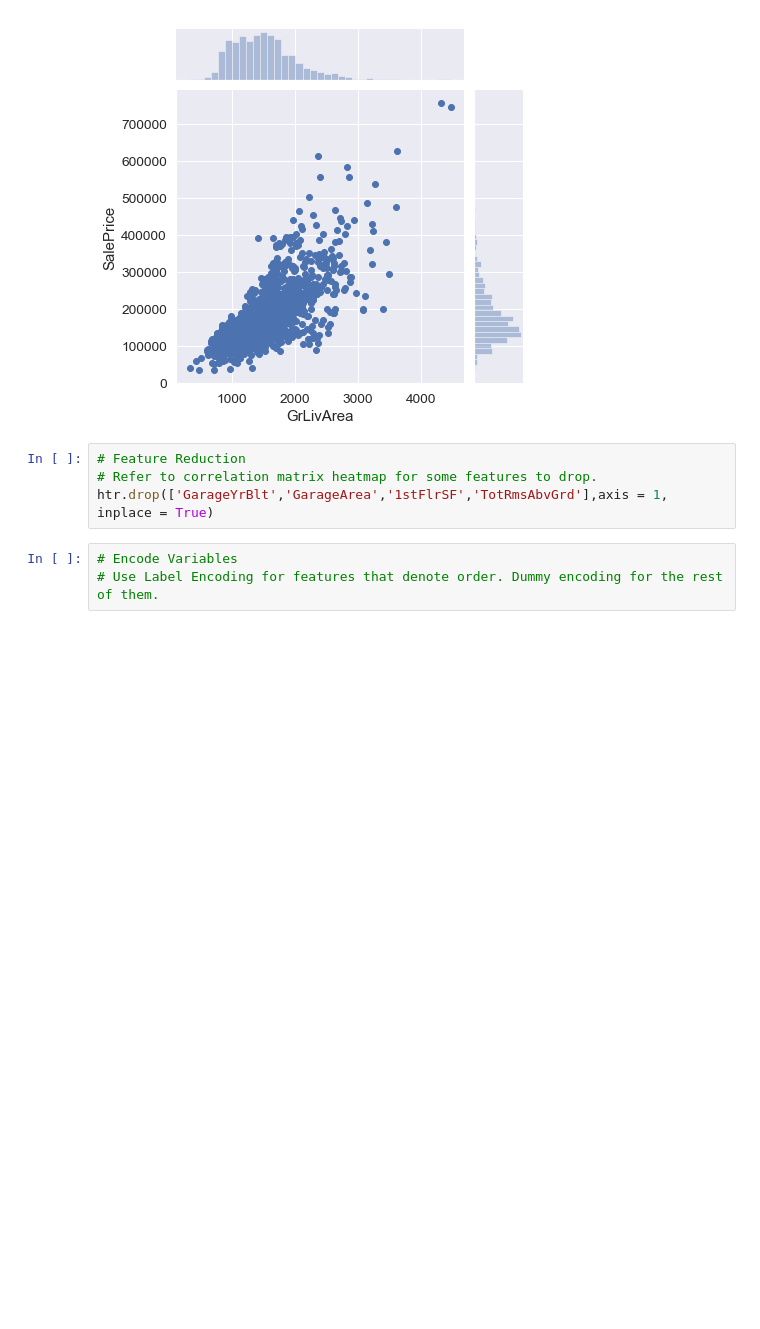
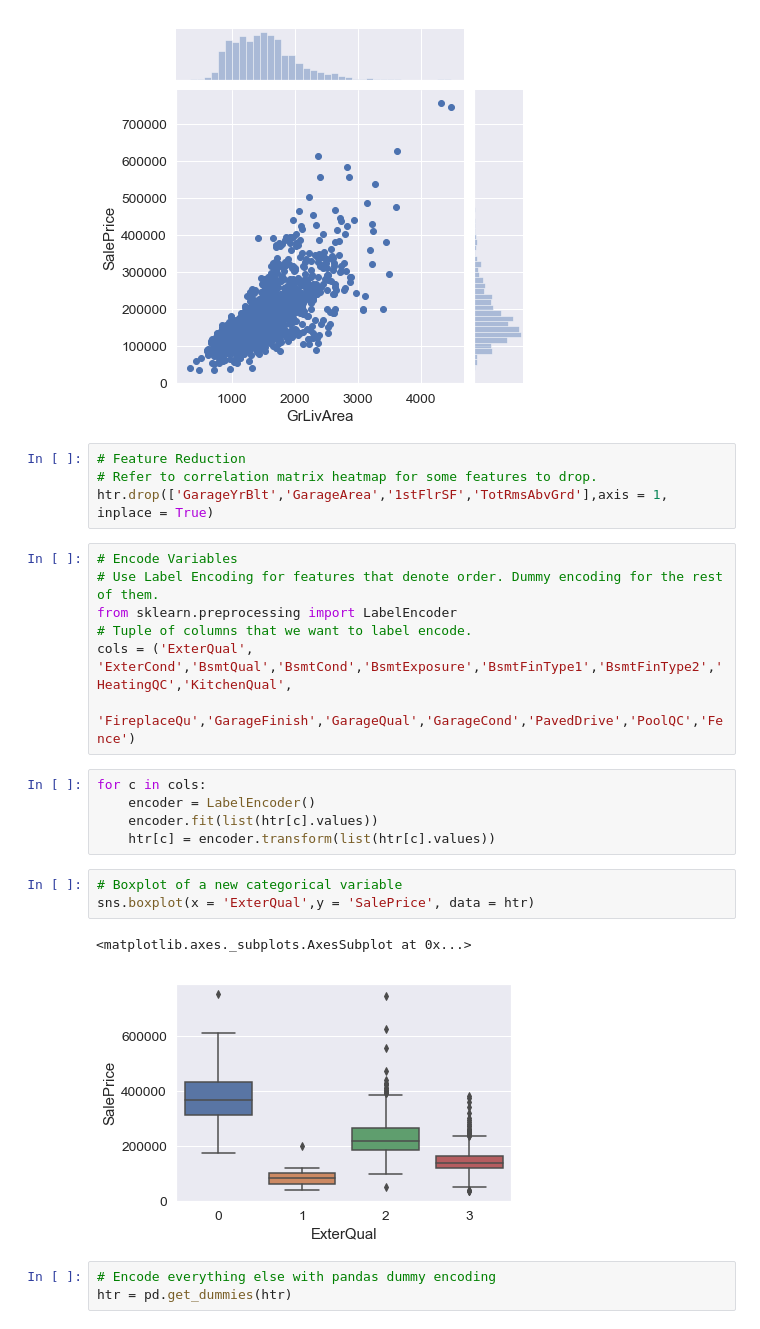
Before and after one commit to Hanasou/Housing-Price-Analysis, a Jupyter notebook: Project.ipynb, the cells around one changed output. Drawn from its saved outputs; the diff is of its cells as text; blank space fills up the shorter version.

```diff
--- a/Project.ipynb
+++ b/Project.ipynb
@@ -205,3 +205,21 @@ htr.drop(['GarageYrBlt','GarageArea','1stFlrSF','TotRmsAbvGrd'],axis = 1, inplac
 # %%
 # Encode Variables
 # Use Label Encoding for features that denote order. Dummy encoding for the rest of them.
+from sklearn.preprocessing import LabelEncoder
+# Tuple of columns that we want to label encode.
+cols = ('ExterQual', 'ExterCond','BsmtQual','BsmtCond','BsmtExposure','BsmtFinType1','BsmtFinType2','HeatingQC','KitchenQual',
+       'FireplaceQu','GarageFinish','GarageQual','GarageCond','PavedDrive','PoolQC','Fence')
+# %%
+for c in cols:
+    encoder = LabelEncoder()
+    encoder.fit(list(htr[c].values))
+    htr[c] = encoder.transform(list(htr[c].values))
+# %%
+# Boxplot of a new categorical variable
+sns.boxplot(x = 'ExterQual',y = 'SalePrice', data = htr)
+# %% [output]
+<matplotlib.axes._subplots.AxesSubplot at 0x...>
+[figure, added]
+# %%
+# Encode everything else with pandas dummy encoding
+htr = pd.get_dummies(htr)
```
Also changed, not shown: parts of 10 cells of this notebook.
